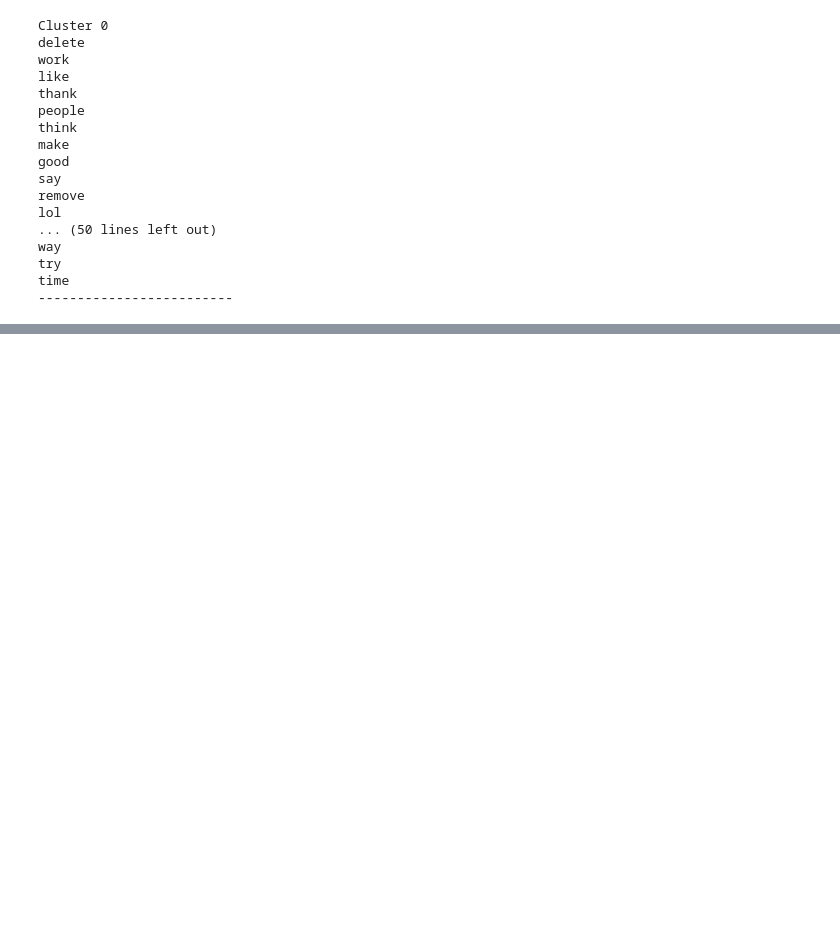
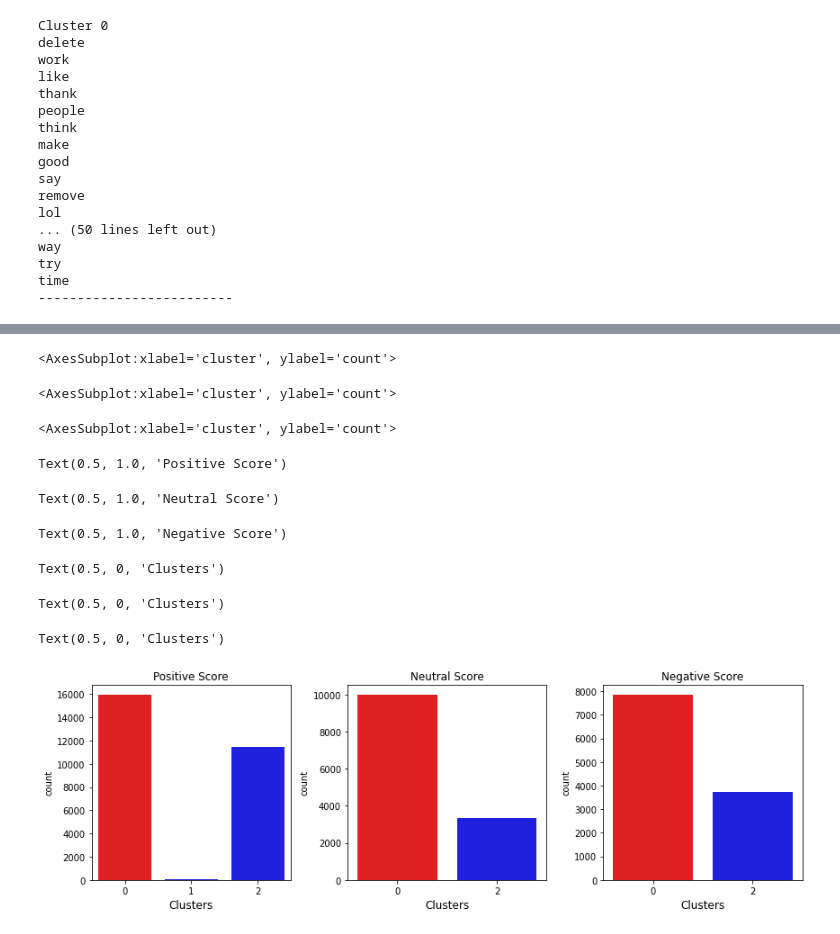
Before and after one commit to ewang97/ChatGPT-Reddit-Comment-Analysis, a Jupyter notebook: data_preprocessing.ipynb, the cells around one changed output, grey strips where cells are left out. Drawn from its saved outputs; the diff is of its cells as text; code cells hidden in the pictures; blank space fills up the shorter version.

```diff
--- a/data_preprocessing.ipynb
+++ b/data_preprocessing.ipynb
@@ -266,0 +276,34 @@ Text(0.5, 1.0, 'Clusterwise Data Frequency')
+# %%
+cleaned_df['vader_score'] = cleaned_df.comment_body.apply(lambda x: analyser.polarity_scores(x)['compound'])
+cleaned_df['sentiment'] = cleaned_df.vader_score.apply(lambda x: 'Positive' if x > 0.05 else ('Negative' if x<-0.05 else 'Neutral'))
+cleaned_df['abs_score'] = cleaned_df.comment_body.apply(lambda x: abs(analyser.polarity_scores(x)['compound']))
+# %%
+fig, axs = plt.subplots(1, 3, figsize=(12, 4))
+cols = ['red' if x == 0 else 'green' if x == 1 else 'blue' for x in cleaned_df.cluster]
+sns.countplot(data=cleaned_df[cleaned_df['sentiment']=='Positive'], x='cluster', ax=axs[0], palette=cols)
+sns.countplot(data=cleaned_df[cleaned_df['sentiment']=='Neutral'], x='cluster', ax=axs[1], palette=cols)
+sns.countplot(data =cleaned_df[cleaned_df['sentiment']=='Negative'], x='cluster', ax=axs[2], palette=cols)
+
+
+axs[0].set_title("Positive Score", fontsize=12)
+axs[1].set_title("Neutral Score", fontsize=12)
+axs[2].set_title("Negative Score", fontsize=12)
+
+axs[0].set_xlabel("Clusters", fontsize=12)
+axs[1].set_xlabel("Clusters", fontsize=12)
+axs[2].set_xlabel("Clusters", fontsize=12)
+
+
+plt.tight_layout()
+plt.show()
+# %% [output]
+<AxesSubplot:xlabel='cluster', ylabel='count'>
+<AxesSubplot:xlabel='cluster', ylabel='count'>
+<AxesSubplot:xlabel='cluster', ylabel='count'>
+Text(0.5, 1.0, 'Positive Score')
+Text(0.5, 1.0, 'Neutral Score')
+Text(0.5, 1.0, 'Negative Score')
+Text(0.5, 0, 'Clusters')
+Text(0.5, 0, 'Clusters')
+Text(0.5, 0, 'Clusters')
+[figure, added]
```
Also changed, not shown: parts of 7 cells of this notebook, 4 other files.
